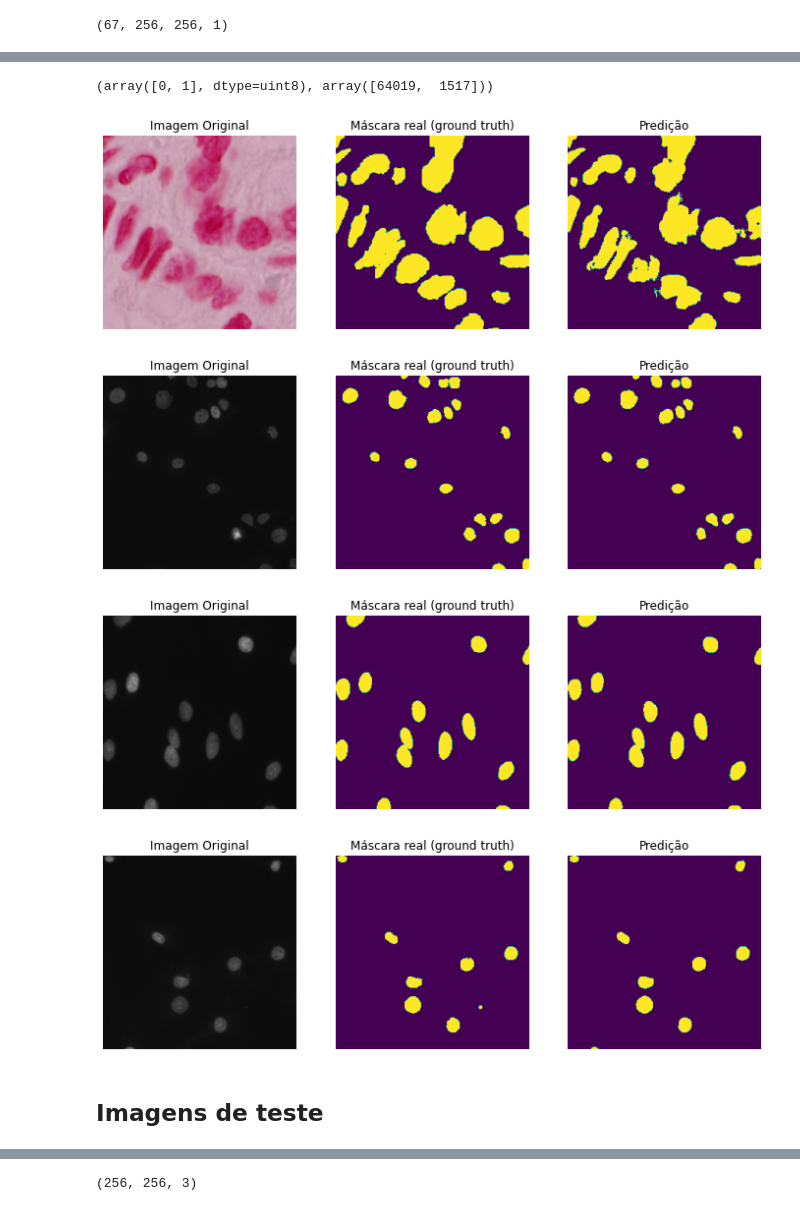
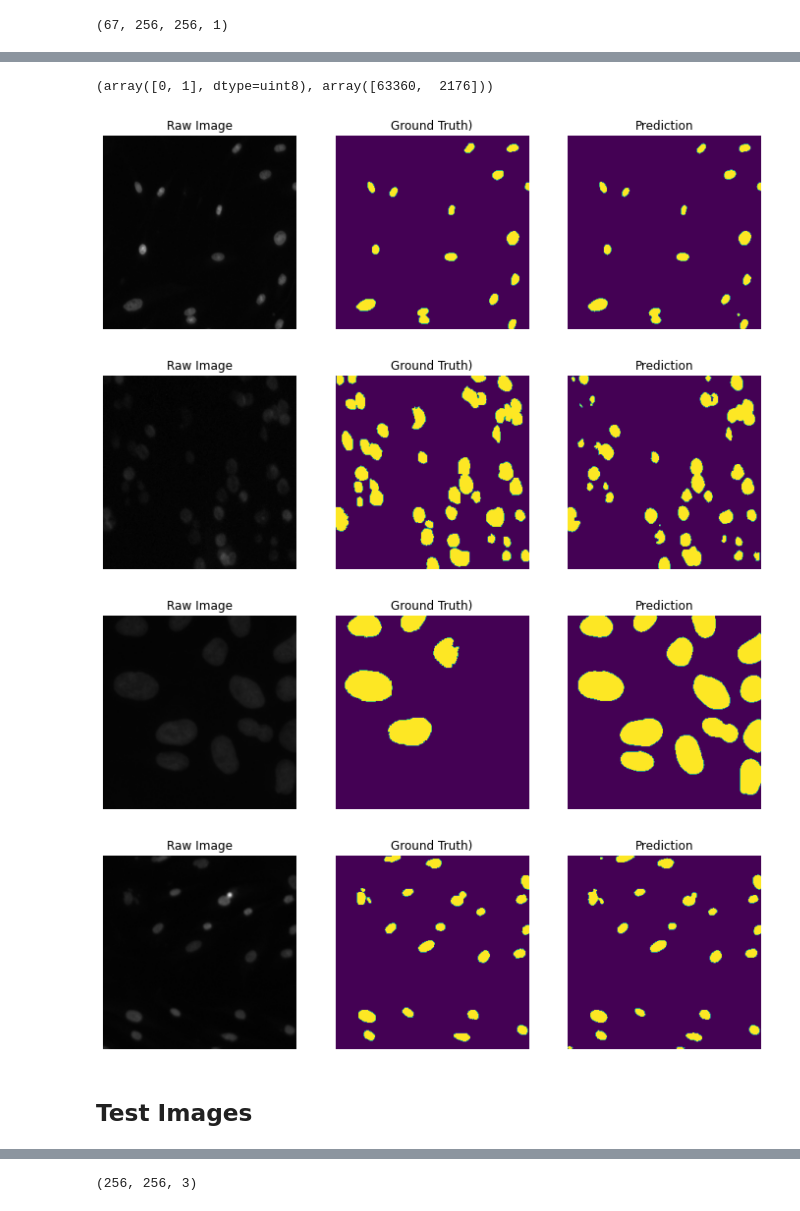
Before and after one commit to Lucs1590/study_segmentation, a Jupyter notebook: semantic_segmentation.ipynb, the cells around one changed output, grey strips where cells are left out. Drawn from its saved outputs; the diff is of its cells as text; code cells hidden in the pictures.

Commit message:
feat: training and test model

```diff
--- a/semantic_segmentation.ipynb
+++ b/semantic_segmentation.ipynb
@@ -323,5 +323,5 @@ len(X_val)
 # %% [output]
 67
 # %%
-predicoes_val = model.predict(X_val)
+val_pred = model.predict(X_val)
 # %%
@@ -335,3 +335,3 @@ predicoes_val[0].min(), predicoes_val[0].max()
 # %%
-predicoes_val = (predicoes_val > 0.5).astype(np.uint8)
-predicoes_val
+val_pred = (val_pred > 0.5).astype(np.uint8)
+val_pred
@@ -338,38 +356,38 @@ predicoes_val
 # %%
-np.unique(predicoes_val[0], return_counts=True)
+np.unique(val_pred[27], return_counts=True)
 # %% [output]
-(array([0, 1], dtype=uint8), array([64019,  1517]))
+(array([0, 1], dtype=uint8), array([63360,  2176]))
 # %%
-def compara_segmentacoes(original, ground_truth, predicao):
+def compare_segmentations(raw, ground_truth, prediction):
   fig = plt.figure(figsize=(12, 7))
 
   fig.add_subplot(1,3,1)
-  plt.imshow(original)
+  plt.imshow(raw)
   plt.axis("off")
-  plt.title("Imagem Original")
+  plt.title("Raw Image")
 
   fig.add_subplot(1,3,2)
   plt.imshow(ground_truth)
   plt.axis("off")
-  plt.title("Máscara real (ground truth)")
+  plt.title("Ground Truth)")
 
   fig.add_subplot(1,3,3)
-  plt.imshow(predicao)
+  plt.imshow(prediction)
   plt.axis("off")
-  plt.title("Predição")
+  plt.title("Prediction")
 # %%
-idx = 30
-compara_segmentacoes(X_val[idx], np.squeeze(y_val[idx]), np.squeeze(predicoes_val[idx]))
+idx = 27
+compare_segmentations(X_val[idx], np.squeeze(y_val[idx]), np.squeeze(val_pred[idx]))
 # %% [output]
-[figure, old version]
+[figure, new version]
 # %%
 imgs_teste = np.random.choice(len(X_val), 3)
 for img_id in imgs_teste:
-  compara_segmentacoes(X_val[img_id], np.squeeze(y_val[img_id]), np.squeeze(predicoes_val[img_id]))
+  compare_segmentations(X_val[img_id], np.squeeze(y_val[img_id]), np.squeeze(val_pred[img_id]))
 # %% [output]
-[figure, old version]
+[figure, new version]
-[figure, old version]
+[figure, new version]
-[figure, old version]
+[figure, new version]
-# %% [markdown]
-## Imagens de teste
+# %% [markdown]
+## Test Images
 # %%
```
Also changed, not shown: parts of 18 cells of this notebook.
